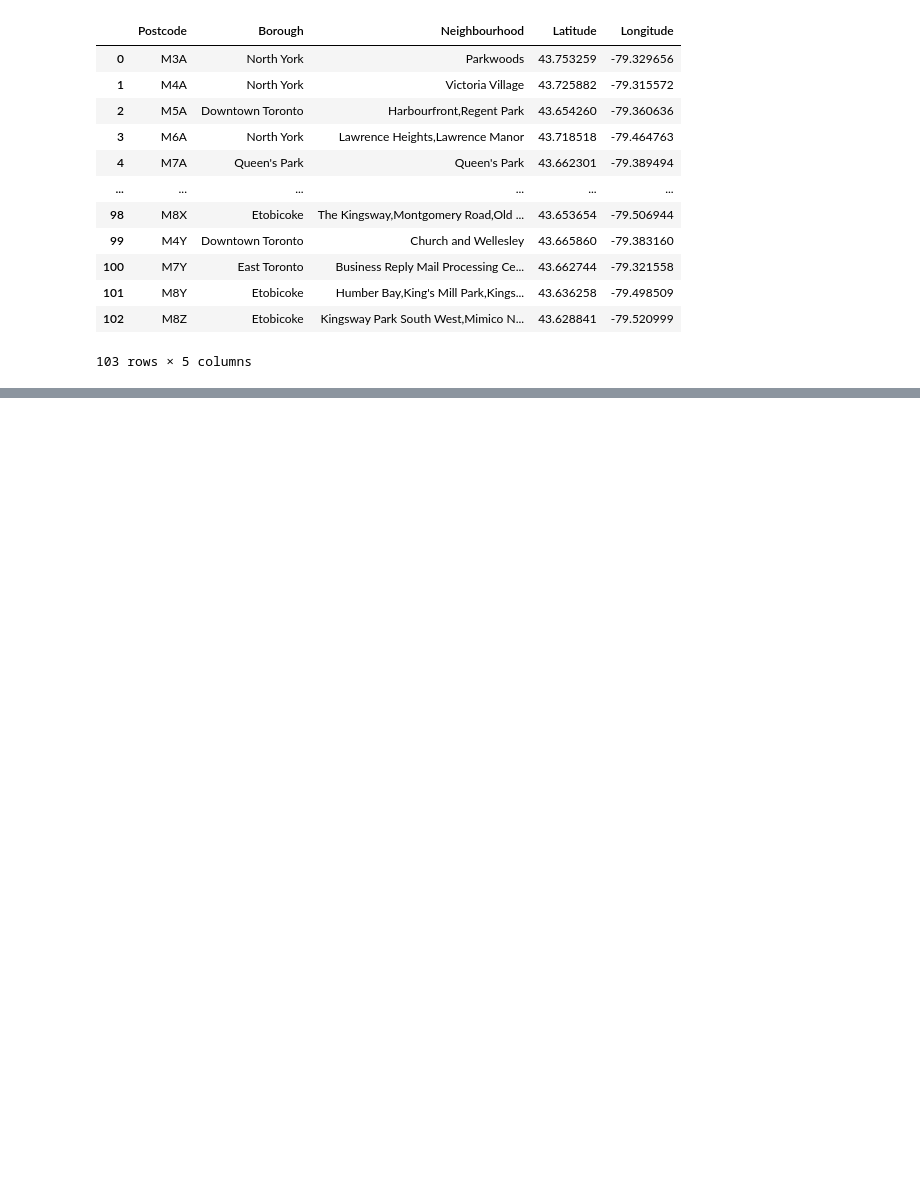
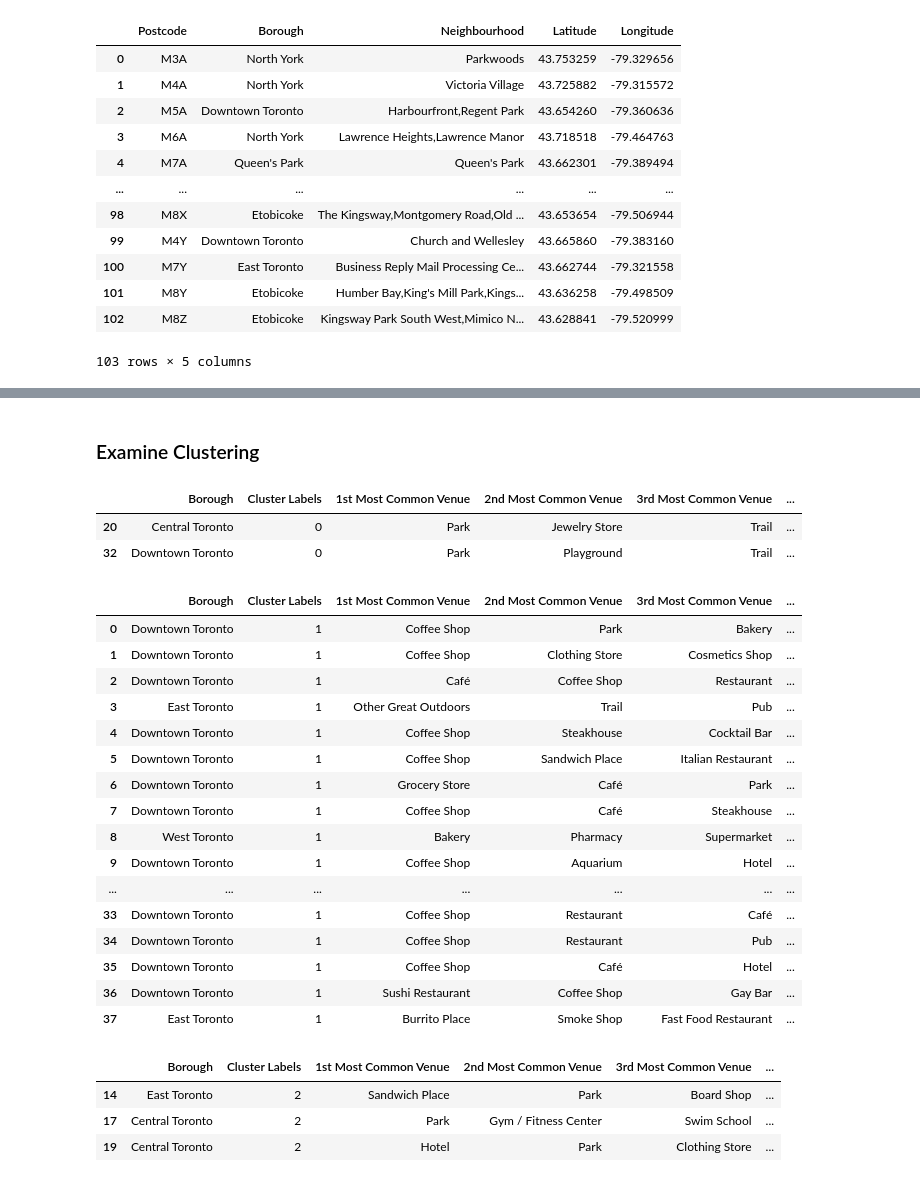
Before and after one commit to TylerXia/Coursera_Capstone, a Jupyter notebook: Capstone -3.ipynb, the cells around one changed output, grey strips where cells are left out. Saved outputs shown, nothing was run; the diff lists cells and outputs as text; code cells hidden in the pictures; blank space fills up the shorter version.

```diff
--- a/Capstone -3.ipynb
+++ b/Capstone -3.ipynb
@@ -144,0 +263,2 @@ map_toronto
+# %%
+t_grouped = t_onehot.groupby('Neighbourhood').mean().reset_index()
@@ -144,0 +303,21 @@ map_toronto
+# %%
+num_top_venues = 10
+
+indicators = ['st', 'nd', 'rd']
+
+# create columns according to number of top venues
+columns = ['Neighbourhood']
+for ind in np.arange(num_top_venues):
+    try:
+        columns.append('{}{} Most Common Venue'.format(ind+1, indicators[ind]))
+    except:
+        columns.append('{}th Most Common Venue'.format(ind+1))
+
+# create a new dataframe
+neighborhoods_venues_sorted = pd.DataFrame(columns=columns)
+neighborhoods_venues_sorted['Neighbourhood'] = t_grouped['Neighbourhood']
+
+for ind in np.arange(t_grouped.shape[0]):
+    neighborhoods_venues_sorted.iloc[ind, 1:] = return_most_common_venues(t_grouped.iloc[ind, :], num_top_venues)
+
+neighborhoods_venues_sorted.head()
@@ -144,0 +333,10 @@ map_toronto
+# %%
+kclusters = 5
+
+t_grouped_clustering = t_grouped.drop('Neighbourhood', 1)
+
+# run k-means clustering
+kmeans = KMeans(n_clusters=kclusters, random_state=0).fit(t_grouped_clustering)
+
+# check cluster labels generated for each row in the dataframe
+kmeans.labels_[0:10]
@@ -144,0 +345,8 @@ map_toronto
+# %%
+neighborhoods_venues_sorted.insert(0, 'Cluster Labels', kmeans.labels_)
+t_merged = df
+
+# merge toronto_grouped with toronto_data to add latitude/longitude for each neighborhood
+t_merged = t_merged.join(neighborhoods_venues_sorted.set_index('Neighbourhood'), on='Neighbourhood')
+
+t_merged.head(10) # check the last columns!
@@ -144,0 +417,35 @@ map_toronto
+# %% [markdown]
+### Examine Clustering
+# %%
+t_merged.loc[t_merged['Cluster Labels'] == 0, t_merged.columns[[1] + list(range(5, t_merged.shape[1]))]]
+# %% [output]
+|  | Borough | Cluster Labels | 1st Most Common Venue | 2nd Most Common Venue | 3rd Most Common Venue | ... |
+| 20 | Central Toronto | 0 | Park | Jewelry Store | Trail | ... |
+| 32 | Downtown Toronto | 0 | Park | Playground | Trail | ... |
+# %%
+t_merged.loc[t_merged['Cluster Labels'] == 1, t_merged.columns[[1] + list(range(5, t_merged.shape[1]))]]
+# %% [output]
+|  | Borough | Cluster Labels | 1st Most Common Venue | 2nd Most Common Venue | 3rd Most Common Venue | ... |
+| 0 | Downtown Toronto | 1 | Coffee Shop | Park | Bakery | ... |
+| 1 | Downtown Toronto | 1 | Coffee Shop | Clothing Store | Cosmetics Shop | ... |
+| 2 | Downtown Toronto | 1 | Café | Coffee Shop | Restaurant | ... |
+| 3 | East Toronto | 1 | Other Great Outdoors | Trail | Pub | ... |
+| 4 | Downtown Toronto | 1 | Coffee Shop | Steakhouse | Cocktail Bar | ... |
+| 5 | Downtown Toronto | 1 | Coffee Shop | Sandwich Place | Italian Restaurant | ... |
+| 6 | Downtown Toronto | 1 | Grocery Store | Café | Park | ... |
+| 7 | Downtown Toronto | 1 | Coffee Shop | Café | Steakhouse | ... |
+| 8 | West Toronto | 1 | Bakery | Pharmacy | Supermarket | ... |
+| 9 | Downtown Toronto | 1 | Coffee Shop | Aquarium | Hotel | ... |
+| ... | ... | ... | ... | ... | ... | ... |
+| 33 | Downtown Toronto | 1 | Coffee Shop | Restaurant | Café | ... |
+| 34 | Downtown Toronto | 1 | Coffee Shop | Restaurant | Pub | ... |
+| 35 | Downtown Toronto | 1 | Coffee Shop | Café | Hotel | ... |
+| 36 | Downtown Toronto | 1 | Sushi Restaurant | Coffee Shop | Gay Bar | ... |
+| 37 | East Toronto | 1 | Burrito Place | Smoke Shop | Fast Food Restaurant | ... |
+# %%
+t_merged.loc[t_merged['Cluster Labels'] == 2, t_merged.columns[[1] + list(range(5, t_merged.shape[1]))]]
+# %% [output]
+|  | Borough | Cluster Labels | 1st Most Common Venue | 2nd Most Common Venue | 3rd Most Common Venue | ... |
+| 14 | East Toronto | 2 | Sandwich Place | Park | Board Shop | ... |
+| 17 | Central Toronto | 2 | Park | Gym / Fitness Center | Swim School | ... |
+| 19 | Central Toronto | 2 | Hotel | Park | Clothing Store | ... |
```
Also changed, not shown: parts of 18 cells of this notebook, 2 other files.
